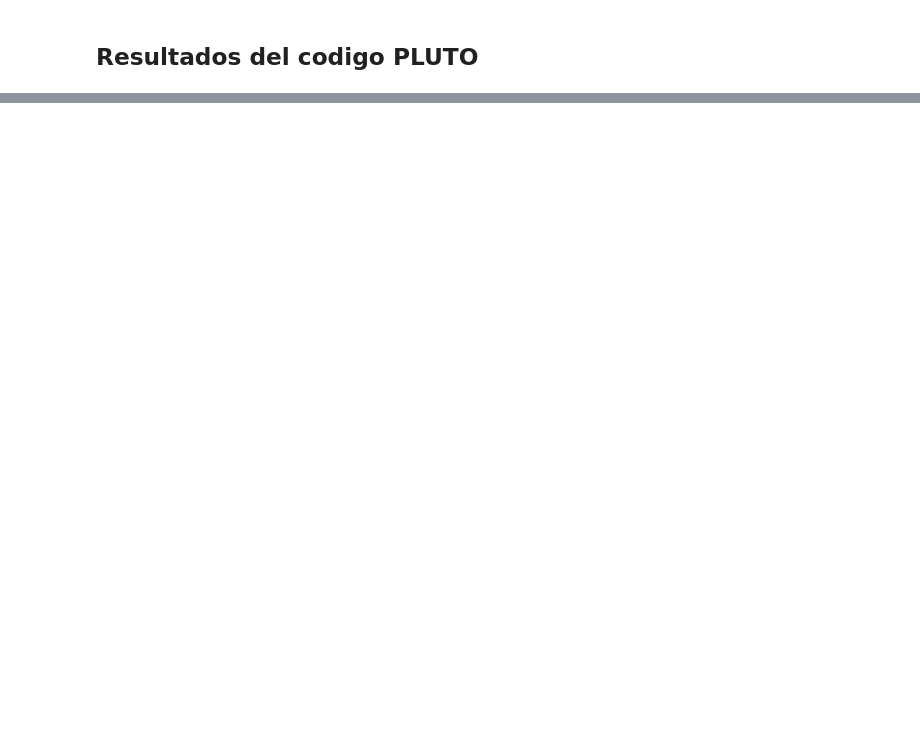
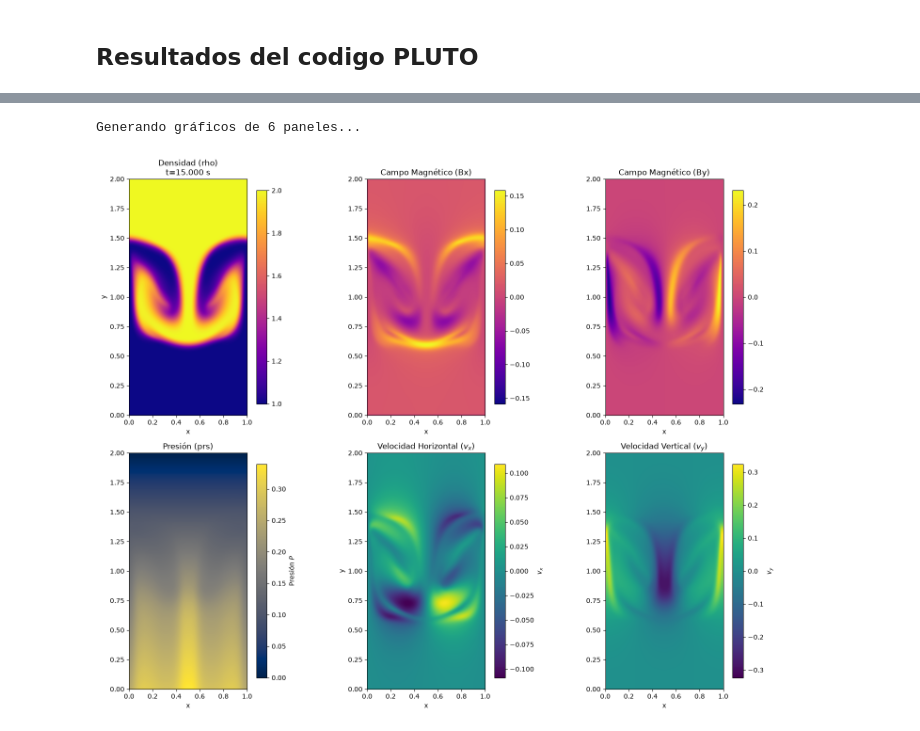
Before and after one commit to ProfRTRD/CA_repo, a Jupyter notebook: Proyecto2 - Rayleigh Taylor/Proyecto 2.ipynb, the cells around one changed output, grey strips where cells are left out. Drawn from its saved outputs; the diff is of its cells as text; code cells hidden in the pictures; blank space fills up the shorter version.

```diff
--- a/Proyecto2 - Rayleigh Taylor/Proyecto 2.ipynb
+++ b/Proyecto2 - Rayleigh Taylor/Proyecto 2.ipynb
@@ -124,7 +160,7 @@ rho_sup = 2.0
 rho_inf = 1.0
 chi = 0.2
 t_final = 15.0
-dt = 0.001       # Paso de tiempo pequeño para cumplir CFL
+dt = 0.005       # Paso de tiempo pequeño para cumplir CFL
 pasos = int(t_final / dt)
 
 #Inicialización de campos
@@ -292,24 +398,24 @@ prs = prs_hidrostatica + prs_dinamica
 # %%
-# =====================================================================
-# VISUALIZACIÓN ESTILO PLUTO (6 PANELES)
-# =====================================================================
+
+#VISUALIZACIÓN
+
 print("Generando gráficos de 6 paneles...")
 
-# Crear una figura de 2 filas y 3 columnas para evitar distorsión
+
 fig, axes = plt.subplots(2, 3, figsize=(16, 12))
 ax1, ax2, ax3, ax4, ax5, ax6 = axes.flatten()
 
-# Extensión física para los ejes (Lx, Ly)
+
 extension = [0, Nx * dx, 0, Ny * dy]
 
-# PANEL 1: Densidad (rho)
+#Densidad (rho)
 im1 = ax1.imshow(rho, cmap='plasma', origin='lower', extent=extension)
 ax1.set_title(f"Densidad (rho)\nt={pasos*dt:.3f} s")
 ax1.set_xlabel("x")
 ax1.set_ylabel("y")
 fig.colorbar(im1, ax=ax1, fraction=0.046, pad=0.04)
 
-# PANEL 2: Componente X del Campo Magnético (Bx)
+#Componente X del Campo Magnético (Bx)
 
 max_bx = np.max(np.abs(Bx)) if np.max(np.abs(Bx)) > 1e-6 else 1e-6
 im2 = ax2.imshow(Bx, cmap='plasma', origin='lower', extent=extension,
@@ -317,41 +423,43 @@ im2 = ax2.imshow(Bx, cmap='plasma', origin='lower', extent=extension,
 ax2.set_title("Campo Magnético (Bx)")
 ax2.set_xlabel("x")
 fig.colorbar(im2, ax=ax2, fraction=0.046, pad=0.04)
 
-# PANEL 3: Componente Y del Campo Magnético (By)
+#Componente Y del Campo Magnético (By)
 
 max_by = np.max(np.abs(By)) if np.max(np.abs(By)) > 1e-6 else 1e-6
 im3 = ax3.imshow(By, cmap='plasma', origin='lower', extent=extension,
                  vmin=-max_by, vmax=max_by)
 ax3.set_title("Campo Magnético (By)")
 ax3.set_xlabel("x")
 fig.colorbar(im3, ax=ax3, fraction=0.046, pad=0.04)
 
-# Panel 4: Presion
-im4 = ax4.imshow(prs, cmap='viridis', origin='lower', extent=extension)
+#Presion
+im4 = ax4.imshow(prs, cmap='cividis', origin='lower', extent=extension)
 ax4.set_title("Presión (prs)")
 ax4.set_xlabel("x")
 fig.colorbar(im4, ax=ax4, fraction=0.046, pad=0.04).set_label(r'Presión $P$')
-# ---------------------------------------------------------
-# PANEL 5: Velocidad Horizontal (vx o u)
-# ---------------------------------------------------------
+
+#Velocidad Horizontal (vx o u)
 max_u = np.max(np.abs(u)) if np.max(np.abs(u)) > 1e-6 else 1e-6
-im5 = ax5.imshow(u, cmap='RdBu_r', origin='lower', extent=extension,
+im5 = ax5.imshow(u, cmap='viridis', origin='lower', extent=extension,
                  vmin=-max_u, vmax=max_u)
 ax5.set_title(r"Velocidad Horizontal ($v_x$)")
 ax5.set_xlabel("x")
 ax5.set_ylabel("y") # Solo el primer panel de la fila inferior lleva la "y"
 fig.colorbar(im5, ax=ax5, fraction=0.046, pad=0.04).set_label(r'$v_x$')
 
-# ---------------------------------------------------------
-# PANEL 6: Velocidad Vertical (vy o v)
-# ---------------------------------------------------------
+
+#Velocidad Vertical (vy o v)
+
 max_v = np.max(np.abs(v)) if np.max(np.abs(v)) > 1e-6 else 1e-6
-im6 = ax6.imshow(v, cmap='RdBu_r', origin='lower', extent=extension,
+im6 = ax6.imshow(v, cmap='viridis', origin='lower', extent=extension,
                  vmin=-max_v, vmax=max_v)
 ax6.set_title(r"Velocidad Vertical ($v_y$)")
 ax6.set_xlabel("x")
 fig.colorbar(im6, ax=ax6, fraction=0.046, pad=0.04).set_label(r'$v_y$')
 
 plt.tight_layout()
 plt.show()
+# %% [output]
+Generando gráficos de 6 paneles...
+[figure, added]
```
Also changed, not shown: parts of 15 cells of this notebook, 12 other files.
